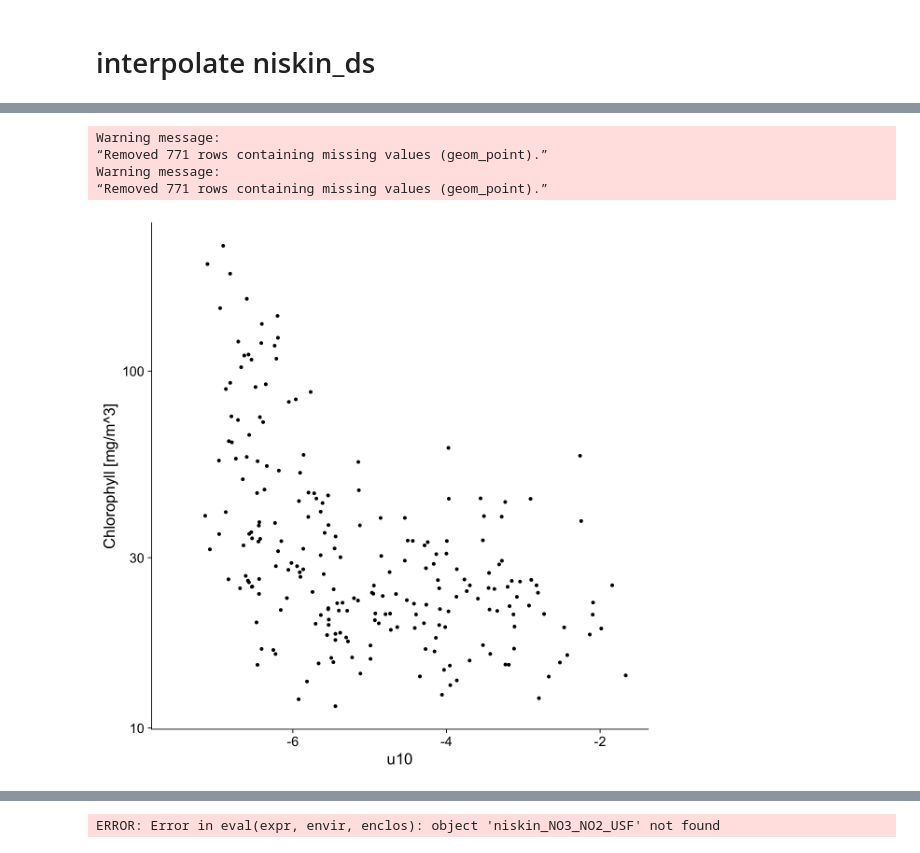
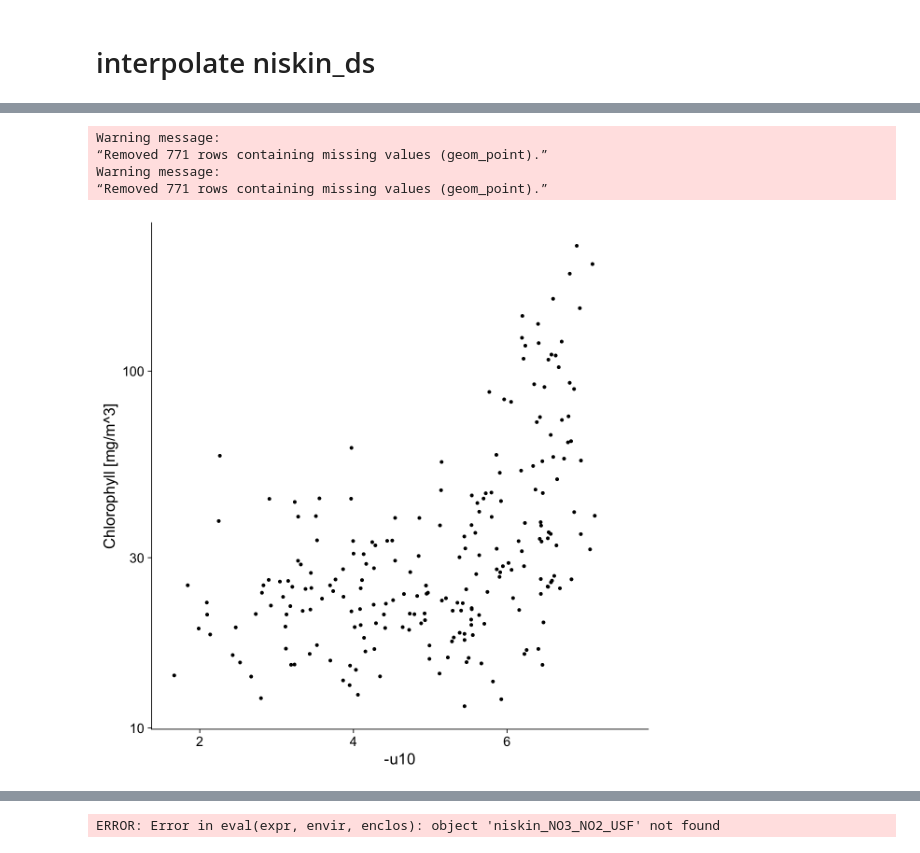
Before and after one commit to ben1post/BennyPhD, a Jupyter notebook: CaRiaco/SCRIPPS/CARIACO_data/PrelimDataExploration/Climate2Nisking_merge_PLOT.ipynb, the cells around one changed output, grey strips where cells are left out. Cells and saved outputs as stored; diff of their text form; code cells hidden in the pictures.

```diff
--- a/CaRiaco/SCRIPPS/CARIACO_data/PrelimDataExploration/Climate2Nisking_merge_PLOT.ipynb
+++ b/CaRiaco/SCRIPPS/CARIACO_data/PrelimDataExploration/Climate2Nisking_merge_PLOT.ipynb
@@ -267,15 +254,15 @@ Warning message:
 # %%
 niskin_wind_Chlorophyll = interpolatedmerge('Chlorophyll', 'u10')
 
-ggplot(data=niskin_wind_Chlorophyll, aes(y=value_intgrtd, x=u10)) + geom_point() +
-    geom_point(data=niskin_wind_Chlorophyll, aes(y=value_intgrtd, x=u10)) +
+ggplot(data=niskin_wind_Chlorophyll, aes(y=value_intgrtd, x=-u10)) + geom_point() +
+    geom_point(data=niskin_wind_Chlorophyll, aes(y=value_intgrtd, x=-u10)) +
     theme_cowplot(font_size = 20) + ylab('Chlorophyll [mg/m^3]') + scale_y_log10()
 # %% [output]
 Warning message:
 “Removed 771 rows containing missing values (geom_point).”
 Warning message:
 “Removed 771 rows containing missing values (geom_point).”
-[figure, old version]
+[figure, new version]
 # %%
 niskin_wind_NO3_NO2_USF = interpolatedmerge('NO3_NO2_USF', 'u10')
 
```
Also changed, not shown: parts of 27 cells of this notebook, 14 other files.
